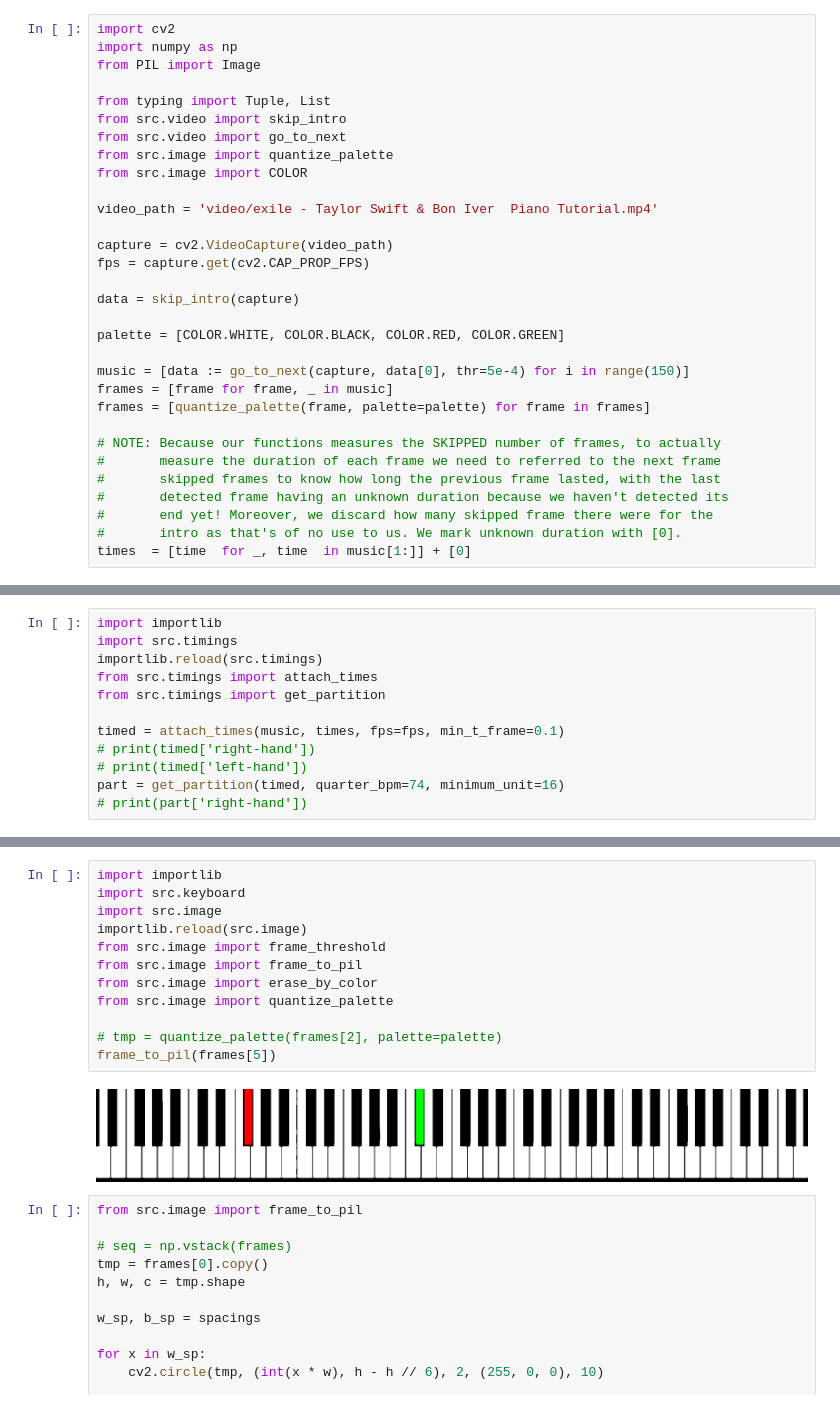
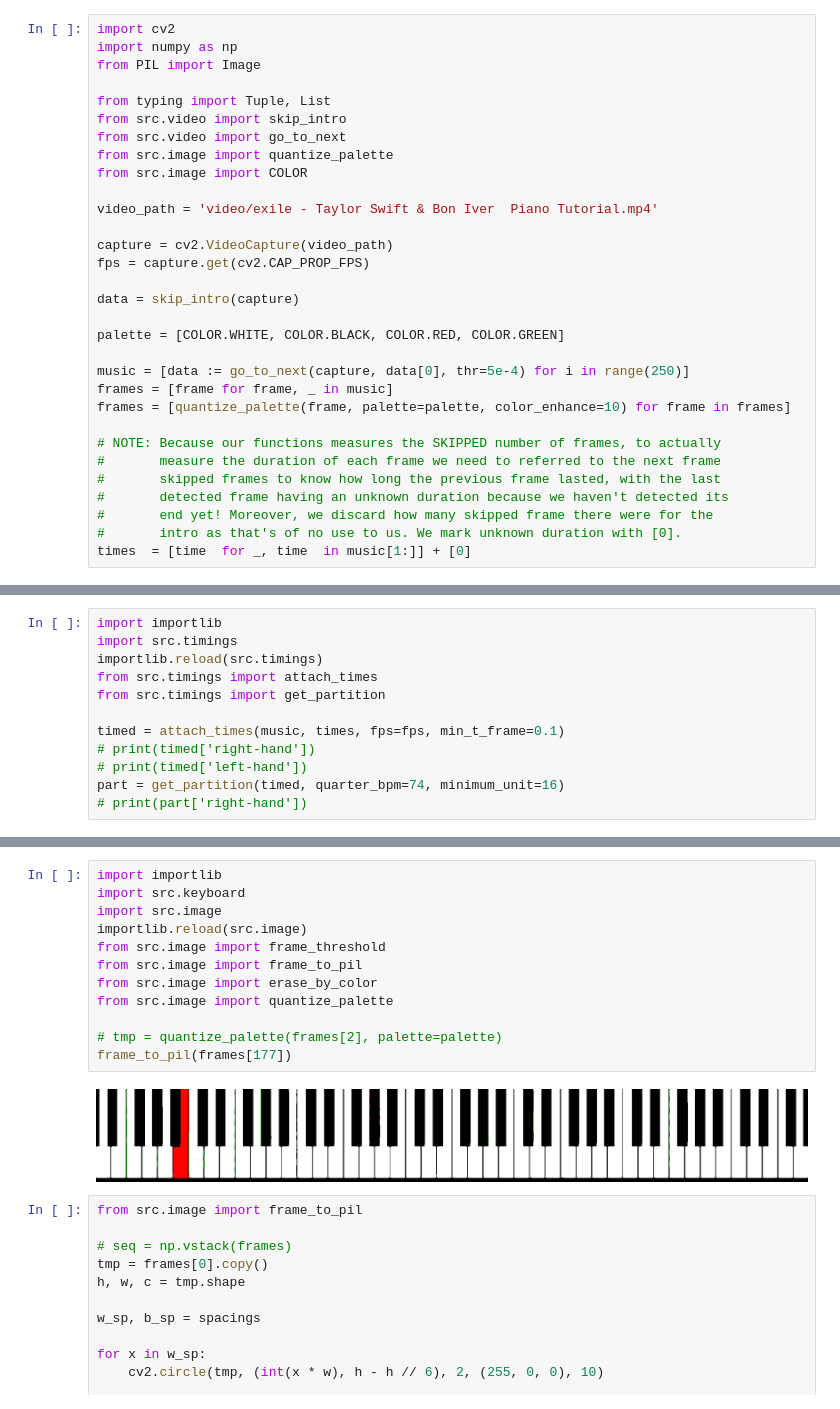
Before and after one commit to myscience/video-to-piano, a Jupyter notebook: Playground.ipynb, the cells around one changed output, grey strips where cells are left out. Drawn from its saved outputs; the diff is of its cells as text.

Commit message:
Add color enhancing in image, timings are still buggy

```diff
--- a/Playground.ipynb
+++ b/Playground.ipynb
@@ -18,9 +18,9 @@ data = skip_intro(capture)
 
 palette = [COLOR.WHITE, COLOR.BLACK, COLOR.RED, COLOR.GREEN]
 
-music = [data := go_to_next(capture, data[0], thr=5e-4) for i in range(150)]
+music = [data := go_to_next(capture, data[0], thr=5e-4) for i in range(250)]
 frames = [frame for frame, _ in music]
-frames = [quantize_palette(frame, palette=palette) for frame in frames]
+frames = [quantize_palette(frame, palette=palette, color_enhance=10) for frame in frames]
 
 # NOTE: Because our functions measures the SKIPPED number of frames, to actually
 #       measure the duration of each frame we need to referred to the next frame
@@ -191,17 +196,17 @@ AssertionError: None
 # %%
 import importlib
 import src.keyboard
 import src.image
 importlib.reload(src.image)
 from src.image import frame_threshold
 from src.image import frame_to_pil
 from src.image import erase_by_color
 from src.image import quantize_palette
 
 # tmp = quantize_palette(frames[2], palette=palette)
-frame_to_pil(frames[5])
+frame_to_pil(frames[177])
 # %% [output]
-[figure, old version]
+[figure, new version]
 # %%
 from src.image import frame_to_pil
 
```
Also changed, not shown: parts of 3 cells of this notebook, 3 other files.
